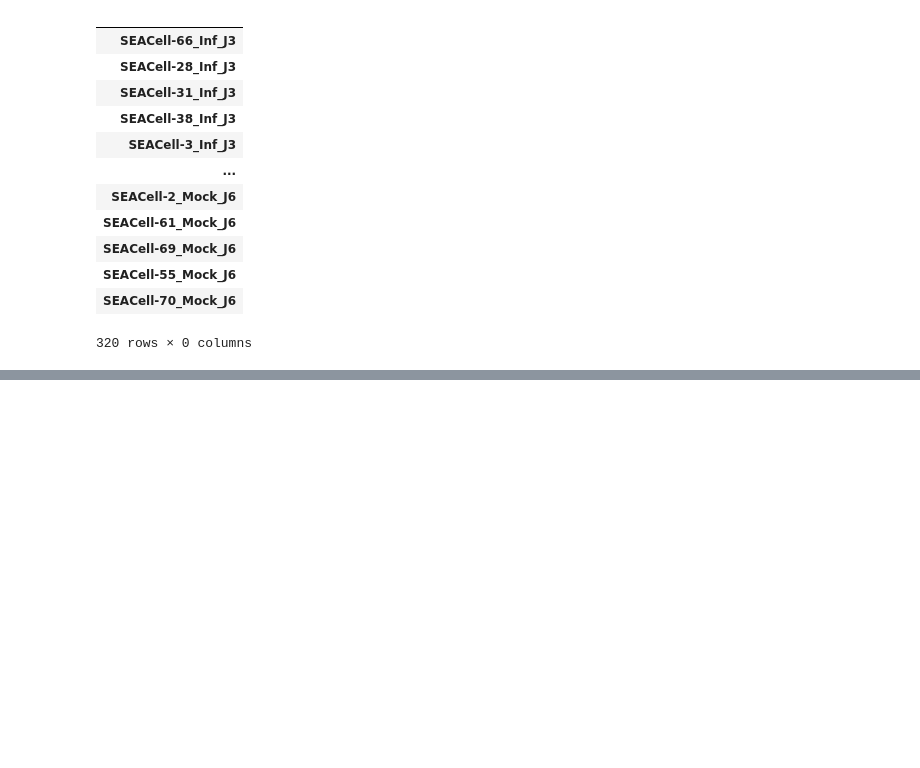
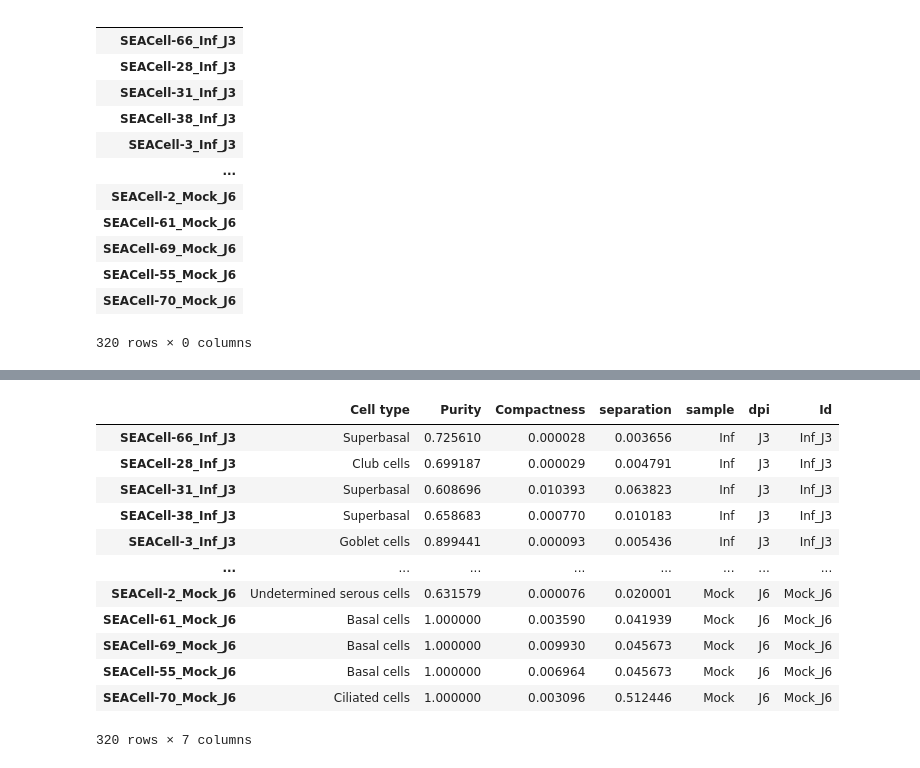
Before and after one commit to Yohan-b976/Transcriptomic-and-proteomic-sc-analysis, a Jupyter notebook: Pipeline folder scRNA 0.3/Notebook files/SEACells_meta.ipynb, the cells around one changed output, grey strips where cells are left out. Saved outputs shown, nothing was run; the diff lists cells and outputs as text; code cells hidden in the pictures; blank space fills up the shorter version.

```diff
--- a/Pipeline folder scRNA 0.3/Notebook files/SEACells_meta.ipynb
+++ b/Pipeline folder scRNA 0.3/Notebook files/SEACells_meta.ipynb
@@ -409,0 +366,2 @@ AnnData object with n_obs × n_vars = 320 × 13893
+# %%
+SEACell_ad.obs['separation'] = separation['separation']
@@ -409,0 +419,22 @@ AnnData object with n_obs × n_vars = 320 × 13893
+# %%
+SEACell_ad.obs['sample'] = SEACell_ad.obs_names.str.split('_').str[1]
+# %%
+SEACell_ad.obs['dpi'] = SEACell_ad.obs_names.str.split('_').str[2]
+# %%
+SEACell_ad.obs['Id'] = SEACell_ad.obs['sample'] + '_' + SEACell_ad.obs['dpi']
+# %%
+SEACell_ad.obs
+# %% [output]
+|  | Cell type | Purity | Compactness | separation | sample | dpi | Id |
+| SEACell-66_Inf_J3 | Superbasal | 0.725610 | 0.000028 | 0.003656 | Inf | J3 | Inf_J3 |
+| SEACell-28_Inf_J3 | Club cells | 0.699187 | 0.000029 | 0.004791 | Inf | J3 | Inf_J3 |
+| SEACell-31_Inf_J3 | Superbasal | 0.608696 | 0.010393 | 0.063823 | Inf | J3 | Inf_J3 |
+| SEACell-38_Inf_J3 | Superbasal | 0.658683 | 0.000770 | 0.010183 | Inf | J3 | Inf_J3 |
+| SEACell-3_Inf_J3 | Goblet cells | 0.899441 | 0.000093 | 0.005436 | Inf | J3 | Inf_J3 |
+| ... | ... | ... | ... | ... | ... | ... | ... |
+| SEACell-2_Mock_J6 | Undetermined serous cells | 0.631579 | 0.000076 | 0.020001 | Mock | J6 | Mock_J6 |
+| SEACell-61_Mock_J6 | Basal cells | 1.000000 | 0.003590 | 0.041939 | Mock | J6 | Mock_J6 |
+| SEACell-69_Mock_J6 | Basal cells | 1.000000 | 0.009930 | 0.045673 | Mock | J6 | Mock_J6 |
+| SEACell-55_Mock_J6 | Basal cells | 1.000000 | 0.006964 | 0.045673 | Mock | J6 | Mock_J6 |
+| SEACell-70_Mock_J6 | Ciliated cells | 1.000000 | 0.003096 | 0.512446 | Mock | J6 | Mock_J6 |
+320 rows × 7 columns
```
Also changed, not shown: parts of 19 cells of this notebook.
